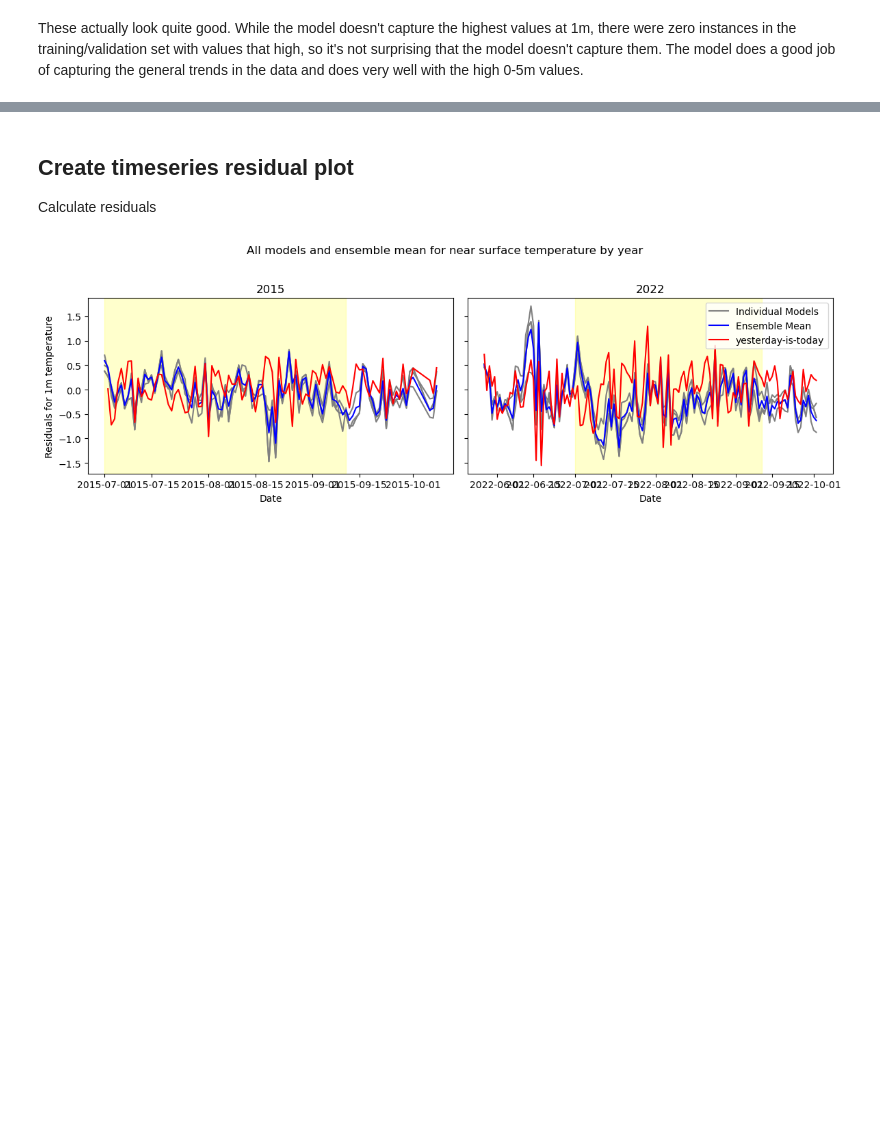
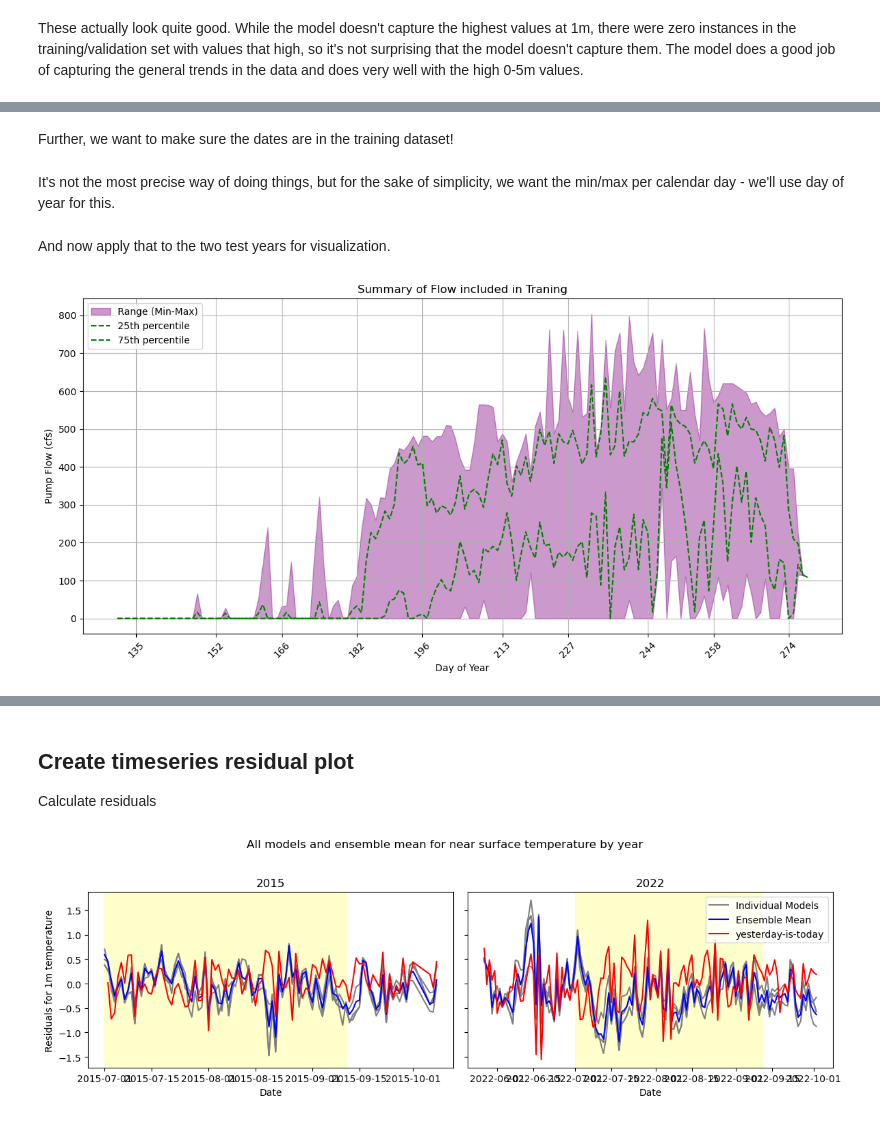
Before and after one commit to steeleb/TLS_DSS, a Jupyter notebook: model_submodule/model_dev/tiny_model/_tiny_test_implementation.ipynb, the cells around one changed output, grey strips where cells are left out. Saved outputs shown, nothing was run; the diff lists cells and outputs as text; code cells hidden in the pictures; blank space fills up the shorter version.

```diff
--- a/model_submodule/model_dev/tiny_model/_tiny_test_implementation.ipynb
+++ b/model_submodule/model_dev/tiny_model/_tiny_test_implementation.ipynb
@@ -219,0 +407,9 @@ These actually look quite good. While the model doesn't capture the highest valu
+# %% [markdown]
+Further, we want to make sure the dates are in the training dataset!
+# %%
+training_dates = pd.concat([pd.read_csv("/Users/steeleb/Documents/GitHub/TLS_DSS/model_submodule/model_dev/operational_model/data/training_1.csv"),
+                           pd.read_csv("/Users/steeleb/Documents/GitHub/TLS_DSS/model_submodule/model_dev/operational_model/data/validation_1.csv")])
+training_dates['date'] = pd.to_datetime(training_dates['date'])
+training_flow = training_flow[training_flow['date'].isin(training_dates['date'])]
+# %% [markdown]
+It's not the most precise way of doing things, but for the sake of simplicity, we want the min/max per calendar day - we'll use day of year for this.
@@ -219,0 +435,52 @@ These actually look quite good. While the model doesn't capture the highest valu
+# %% [markdown]
+And now apply that to the two test years for visualization.
+# %%
+summary_2022 = full_summary.copy()
+summary_2015 = full_summary.copy()
+summary_2022['year'] = 2022
+summary_2015['year'] = 2015
+
+summary_2022['date'] = pd.to_datetime(summary_2022['year'].astype(str), format='%Y') + pd.to_timedelta(summary_2022['doy'] - 1, unit='D')
+summary_2015['date'] = pd.to_datetime(summary_2015['year'].astype(str), format='%Y') + pd.to_timedelta(summary_2015['doy'] - 1, unit='D')
+# %%
+# set up plot with two y-axes
+fig, ax1 = plt.subplots(figsize=(12, 6))
+
+# plot min/max as shaded range
+ax1.fill_between(summary_2015['date'], summary_2015['min_pump'], summary_2015['max_pump'],
+                 color='purple', alpha=0.4, label='Range (Min-Max)')
+ax1.set_ylabel("Pump Flow (cfs)")
+ax1.set_xlabel("Day of Year")
+ax1.set_title("Summary of Flow included in Traning")
+
+# add quantiles
+ax1.plot(summary_2015['date'], summary_2015['q25'], color='green', linestyle='--', label='25th percentile')
+ax1.plot(summary_2015['date'], summary_2015['q75'], color='green', linestyle='--', label='75th percentile')
+
+# Create tick positions on the 1st and 15th of each month
+tick_positions = pd.date_range(start=summary_2015['date'].min(),
+                               end=summary_2015['date'].max(),
+                               freq='D')
+tick_positions = tick_positions[tick_positions.day.isin([1, 15])]
+
+# Get corresponding day-of-year labels
+tick_labels = [(d - pd.Timestamp(year=d.year, month=1, day=1)).days + 1 for d in tick_positions]
+
+# Apply to your axis
+ax1.set_xticks(tick_positions)
+ax1.set_xticklabels(tick_labels)
+
+# Set custom labels
+ax1.set_xticklabels(tick_labels)
+
+# Set individual legends
+ax1.legend(loc='upper left')
+#ax2.legend(loc='upper right')
+
+# X-axis formatting
+plt.xticks(rotation=45)
+plt.tight_layout()
+plt.grid(True)
+plt.show()
+# %% [output]
+[figure, added]
```
Also changed, not shown: parts of 29 cells of this notebook, 3 other files.
